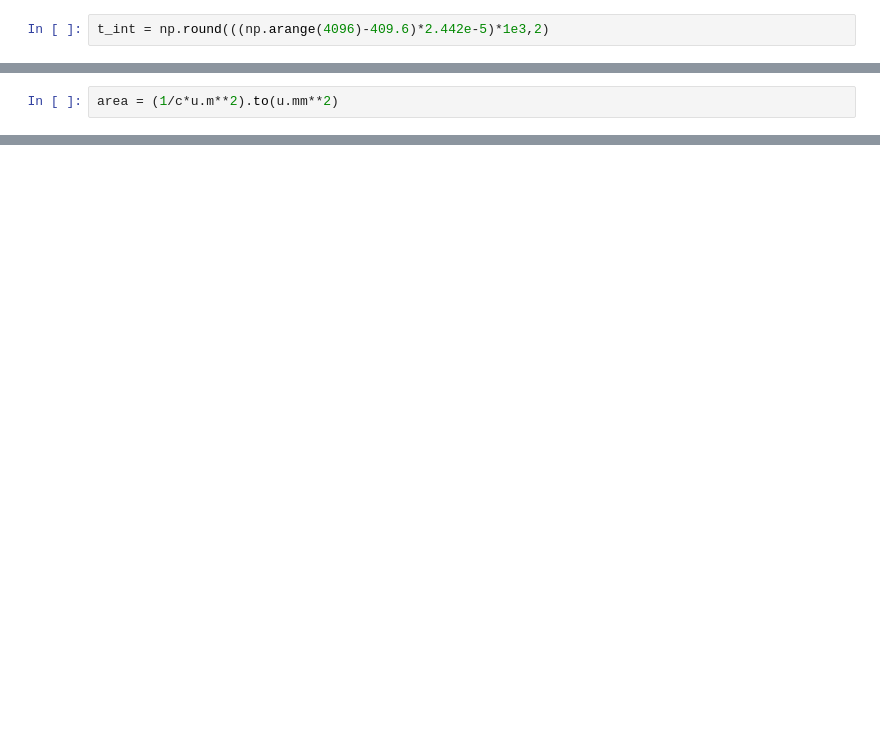
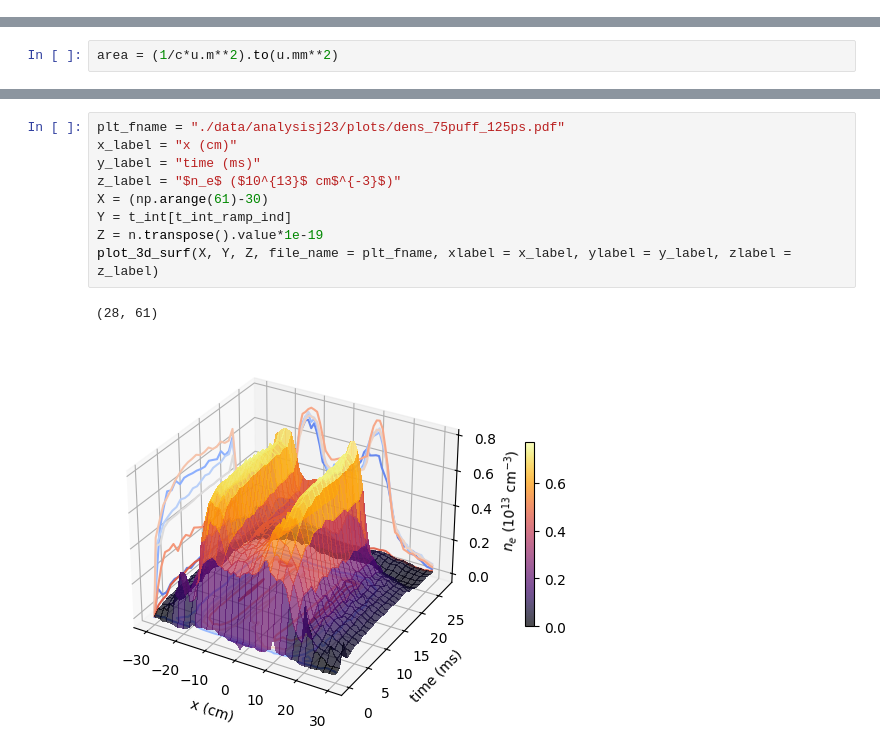
Before and after one commit to tlook19/BaPSF-Research, a Jupyter notebook: test.ipynb, the cells around one changed output, grey strips where cells are left out. Cells and saved outputs as stored; diff of their text form; blank space fills up the shorter version.

```diff
--- a/test.ipynb
+++ b/test.ipynb
@@ -132,5 +121,3 @@ smint = sav_smooth(avgint, b=40, axis=-1)
-# %%
-t_int = np.round(((np.arange(4096)-409.6)*2.442e-5)*1e3,2)
 # %%
 t_int_ramp_ind = np.arange(28)*41 + 410
 # %%
@@ -167,0 +208,12 @@ plt.plot(t_int, smint)
+# %%
+plt_fname = "./data/analysisj23/plots/dens_75puff_125ps.pdf"
+x_label = "x (cm)"
+y_label = "time (ms)"
+z_label = "$n_e$ ($10^{13}$ cm$^{-3}$)"
+X = (np.arange(61)-30)
+Y = t_int[t_int_ramp_ind]
+Z = n.transpose().value*1e-19
+plot_3d_surf(X, Y, Z, file_name = plt_fname, xlabel = x_label, ylabel = y_label, zlabel = z_label)
+# %% [output]
+(28, 61)
+[figure, added]
```
Also changed, not shown: parts of 27 cells of this notebook, 3 other files.
